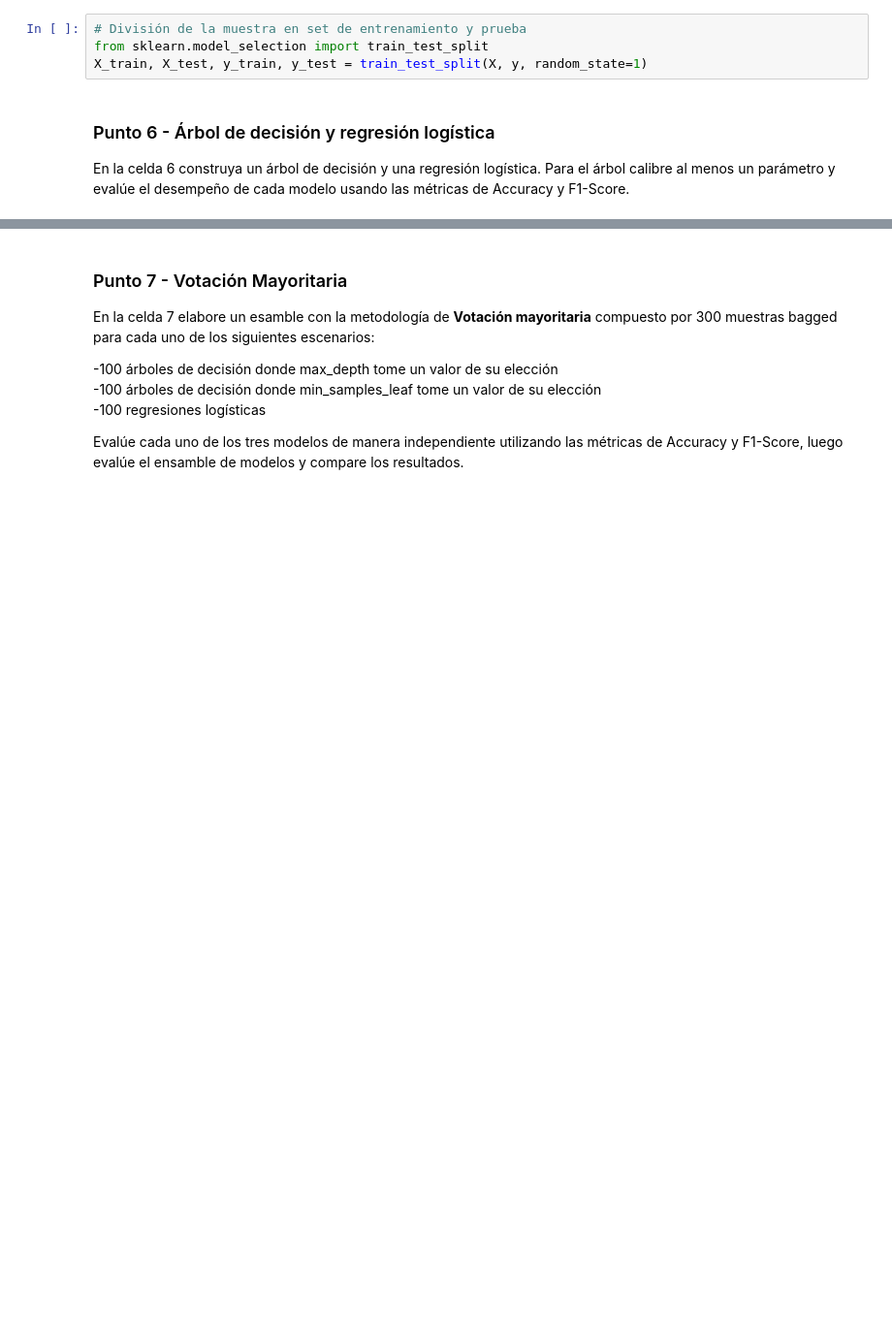
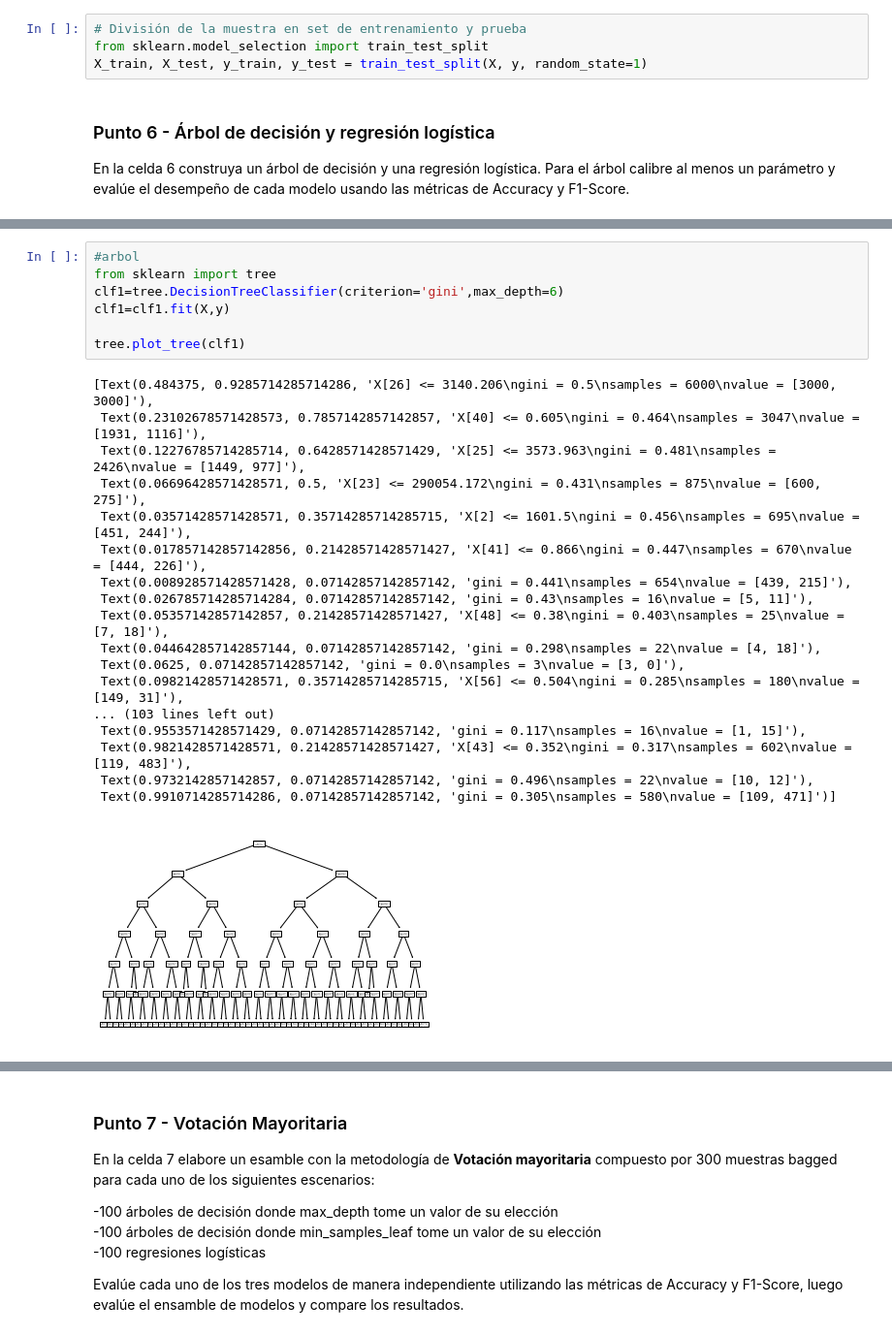
Before and after one commit to AlejandraGonzalez1/MIAD_ML_NLP_2023, a Jupyter notebook: Semana 1/S1TC1_arboles_ensamblajes.ipynb, the cells around one changed output, grey strips where cells are left out. Shown: that part at 97% size. Drawn from its saved outputs; the diff is of its cells as text; blank space fills up the shorter version.

```diff
--- a/Semana 1/S1TC1_arboles_ensamblajes.ipynb
+++ b/Semana 1/S1TC1_arboles_ensamblajes.ipynb
@@ -172,0 +391,26 @@ En la celda 6 construya un árbol de decisión y una regresión logística. Para
+# %%
+#arbol
+from sklearn import tree
+clf1=tree.DecisionTreeClassifier(criterion='gini',max_depth=6)
+clf1=clf1.fit(X,y)
+
+tree.plot_tree(clf1)
+# %% [output]
+[Text(0.484375, 0.9285714285714286, 'X[26] <= 3140.206\ngini = 0.5\nsamples = 6000\nvalue = [3000, 3000]'),
+ Text(0.23102678571428573, 0.7857142857142857, 'X[40] <= 0.605\ngini = 0.464\nsamples = 3047\nvalue = [1931, 1116]'),
+ Text(0.12276785714285714, 0.6428571428571429, 'X[25] <= 3573.963\ngini = 0.481\nsamples = 2426\nvalue = [1449, 977]'),
+ Text(0.06696428571428571, 0.5, 'X[23] <= 290054.172\ngini = 0.431\nsamples = 875\nvalue = [600, 275]'),
+ Text(0.03571428571428571, 0.35714285714285715, 'X[2] <= 1601.5\ngini = 0.456\nsamples = 695\nvalue = [451, 244]'),
+ Text(0.017857142857142856, 0.21428571428571427, 'X[41] <= 0.866\ngini = 0.447\nsamples = 670\nvalue = [444, 226]'),
+ Text(0.008928571428571428, 0.07142857142857142, 'gini = 0.441\nsamples = 654\nvalue = [439, 215]'),
+ Text(0.026785714285714284, 0.07142857142857142, 'gini = 0.43\nsamples = 16\nvalue = [5, 11]'),
+ Text(0.05357142857142857, 0.21428571428571427, 'X[48] <= 0.38\ngini = 0.403\nsamples = 25\nvalue = [7, 18]'),
+ Text(0.044642857142857144, 0.07142857142857142, 'gini = 0.298\nsamples = 22\nvalue = [4, 18]'),
+ Text(0.0625, 0.07142857142857142, 'gini = 0.0\nsamples = 3\nvalue = [3, 0]'),
+ Text(0.09821428571428571, 0.35714285714285715, 'X[56] <= 0.504\ngini = 0.285\nsamples = 180\nvalue = [149, 31]'),
+... (103 lines left out)
+ Text(0.9553571428571429, 0.07142857142857142, 'gini = 0.117\nsamples = 16\nvalue = [1, 15]'),
+ Text(0.9821428571428571, 0.21428571428571427, 'X[43] <= 0.352\ngini = 0.317\nsamples = 602\nvalue = [119, 483]'),
+ Text(0.9732142857142857, 0.07142857142857142, 'gini = 0.496\nsamples = 22\nvalue = [10, 12]'),
+ Text(0.9910714285714286, 0.07142857142857142, 'gini = 0.305\nsamples = 580\nvalue = [109, 471]')]
+[figure, added]
```
Also changed, not shown: parts of 37 cells of this notebook.
